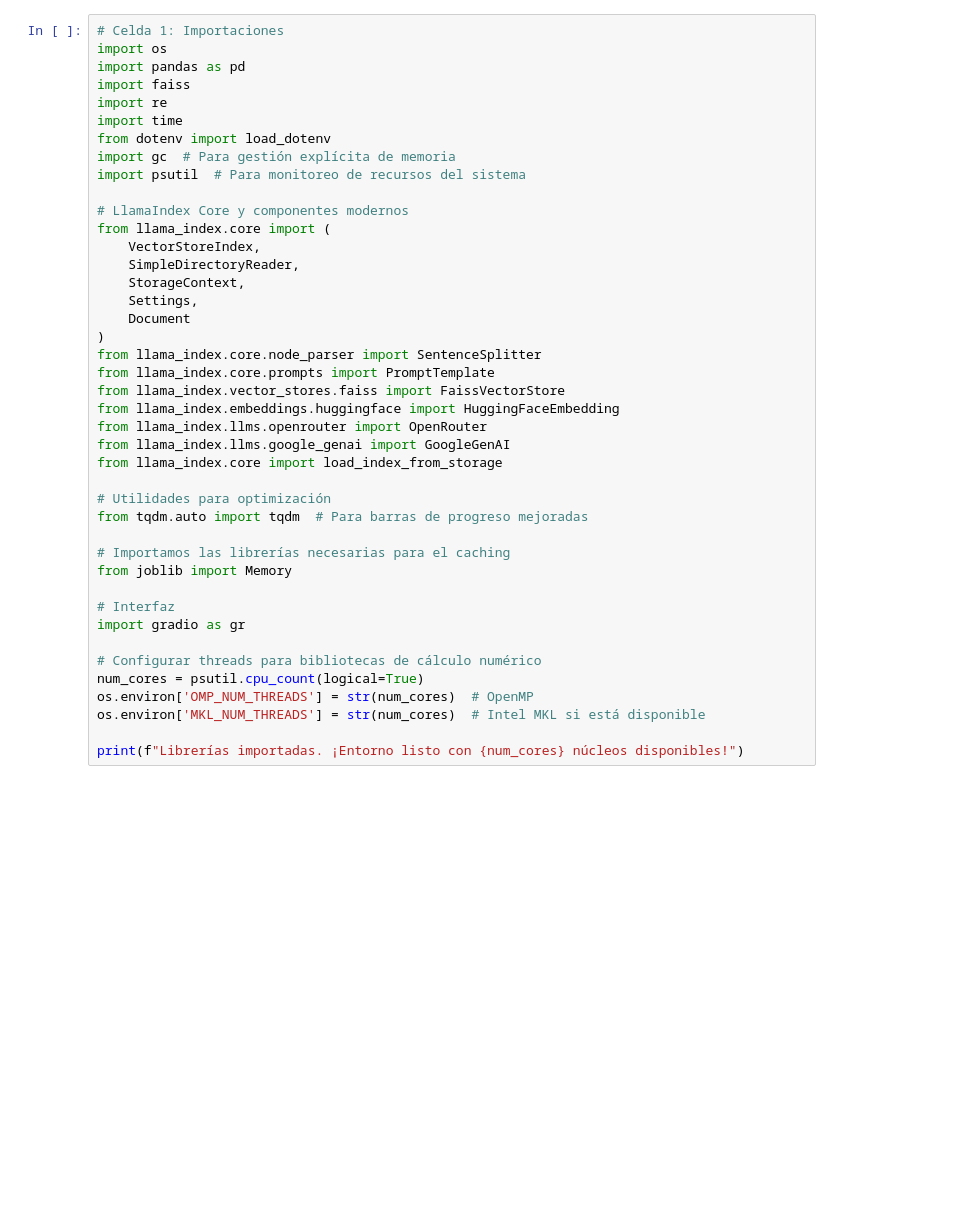
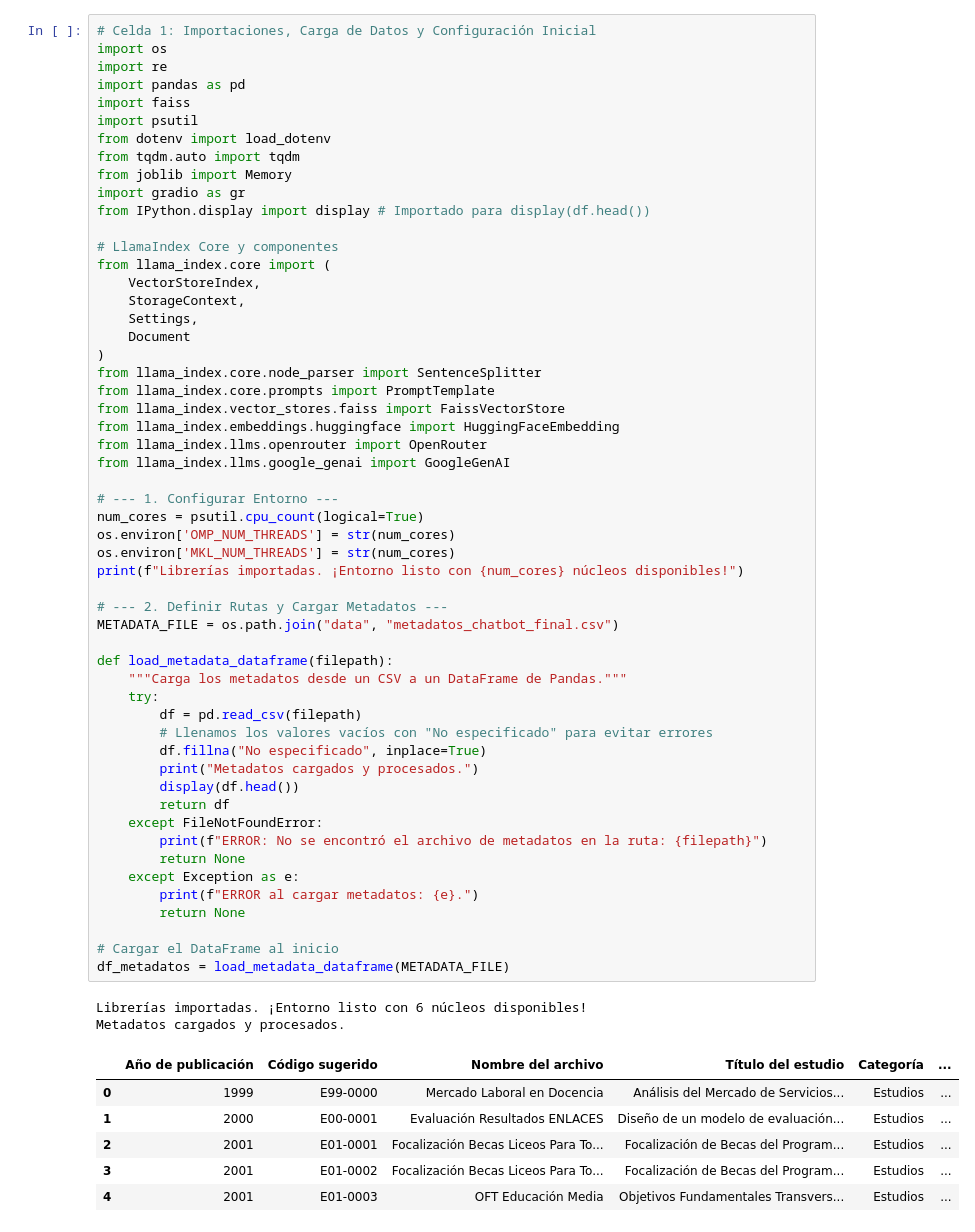
Before and after one commit to fburgos27/PROYECTO-DIPLOMATURA-CHATBOT, a Jupyter notebook: chatbot.ipynb, the cells around one changed output. Cells and saved outputs as stored; diff of their text form; blank space fills up the shorter version.

Commit message:
Ahora si, eliminadas importaciones innecesarias, reducción de celdas

```diff
--- a/chatbot.ipynb
+++ b/chatbot.ipynb
@@ -1,42 +1,63 @@
 # %%
-# Celda 1: Importaciones
+# Celda 1: Importaciones, Carga de Datos y Configuración Inicial
 import os
+import re
 import pandas as pd
 import faiss
-import re
-import time
+import psutil
 from dotenv import load_dotenv
-import gc  # Para gestión explícita de memoria
-import psutil  # Para monitoreo de recursos del sistema
+from tqdm.auto import tqdm
+from joblib import Memory
+import gradio as gr
+from IPython.display import display # Importado para display(df.head())
 
-# LlamaIndex Core y componentes modernos
+# LlamaIndex Core y componentes
 from llama_index.core import (
     VectorStoreIndex,
-    SimpleDirectoryReader,
     StorageContext,
     Settings,
     Document
 )
 from llama_index.core.node_parser import SentenceSplitter
 from llama_index.core.prompts import PromptTemplate
 from llama_index.vector_stores.faiss import FaissVectorStore
 from llama_index.embeddings.huggingface import HuggingFaceEmbedding
 from llama_index.llms.openrouter import OpenRouter
 from llama_index.llms.google_genai import GoogleGenAI
-from llama_index.core import load_index_from_storage
 
-# Utilidades para optimización
-from tqdm.auto import tqdm  # Para barras de progreso mejoradas
+# --- 1. Configurar Entorno ---
+num_cores = psutil.cpu_count(logical=True)
+os.environ['OMP_NUM_THREADS'] = str(num_cores)
+os.environ['MKL_NUM_THREADS'] = str(num_cores)
+print(f"Librerías importadas. ¡Entorno listo con {num_cores} núcleos disponibles!")
 
-# Importamos las librerías necesarias para el caching
-from joblib import Memory
+# --- 2. Definir Rutas y Cargar Metadatos ---
+METADATA_FILE = os.path.join("data", "metadatos_chatbot_final.csv")
 
-# Interfaz
-import gradio as gr
+def load_metadata_dataframe(filepath):
+    """Carga los metadatos desde un CSV a un DataFrame de Pandas."""
+    try:
+        df = pd.read_csv(filepath)
+        # Llenamos los valores vacíos con "No especificado" para evitar errores
+        df.fillna("No especificado", inplace=True)
+        print("Metadatos cargados y procesados.")
+        display(df.head())
+        return df
+    except FileNotFoundError:
+        print(f"ERROR: No se encontró el archivo de metadatos en la ruta: {filepath}")
+        return None
+    except Exception as e:
+        print(f"ERROR al cargar metadatos: {e}.")
+        return None
 
-# Configurar threads para bibliotecas de cálculo numérico
-num_cores = psutil.cpu_count(logical=True)
-os.environ['OMP_NUM_THREADS'] = str(num_cores)  # OpenMP
-os.environ['MKL_NUM_THREADS'] = str(num_cores)  # Intel MKL si está disponible
-
-print(f"Librerías importadas. ¡Entorno listo con {num_cores} núcleos disponibles!")
+# Cargar el DataFrame al inicio
+df_metadatos = load_metadata_dataframe(METADATA_FILE)
+# %% [output]
+Librerías importadas. ¡Entorno listo con 6 núcleos disponibles!
+Metadatos cargados y procesados.
+|  | Año de publicación | Código sugerido | Nombre del archivo | Título del estudio | Categoría | ... |
+| 0 | 1999 | E99-0000 | Mercado Laboral en Docencia | Análisis del Mercado de Servicios... | Estudios | ... |
+| 1 | 2000 | E00-0001 | Evaluación Resultados ENLACES | Diseño de un modelo de evaluación... | Estudios | ... |
+| 2 | 2001 | E01-0001 | Focalización Becas Liceos Para To... | Focalización de Becas del Program... | Estudios | ... |
+| 3 | 2001 | E01-0002 | Focalización Becas Liceos Para To... | Focalización de Becas del Program... | Estudios | ... |
+| 4 | 2001 | E01-0003 | OFT Educación Media | Objetivos Fundamentales Transvers... | Estudios | ... |
```
Also changed, not shown: parts of 5 cells of this notebook.
